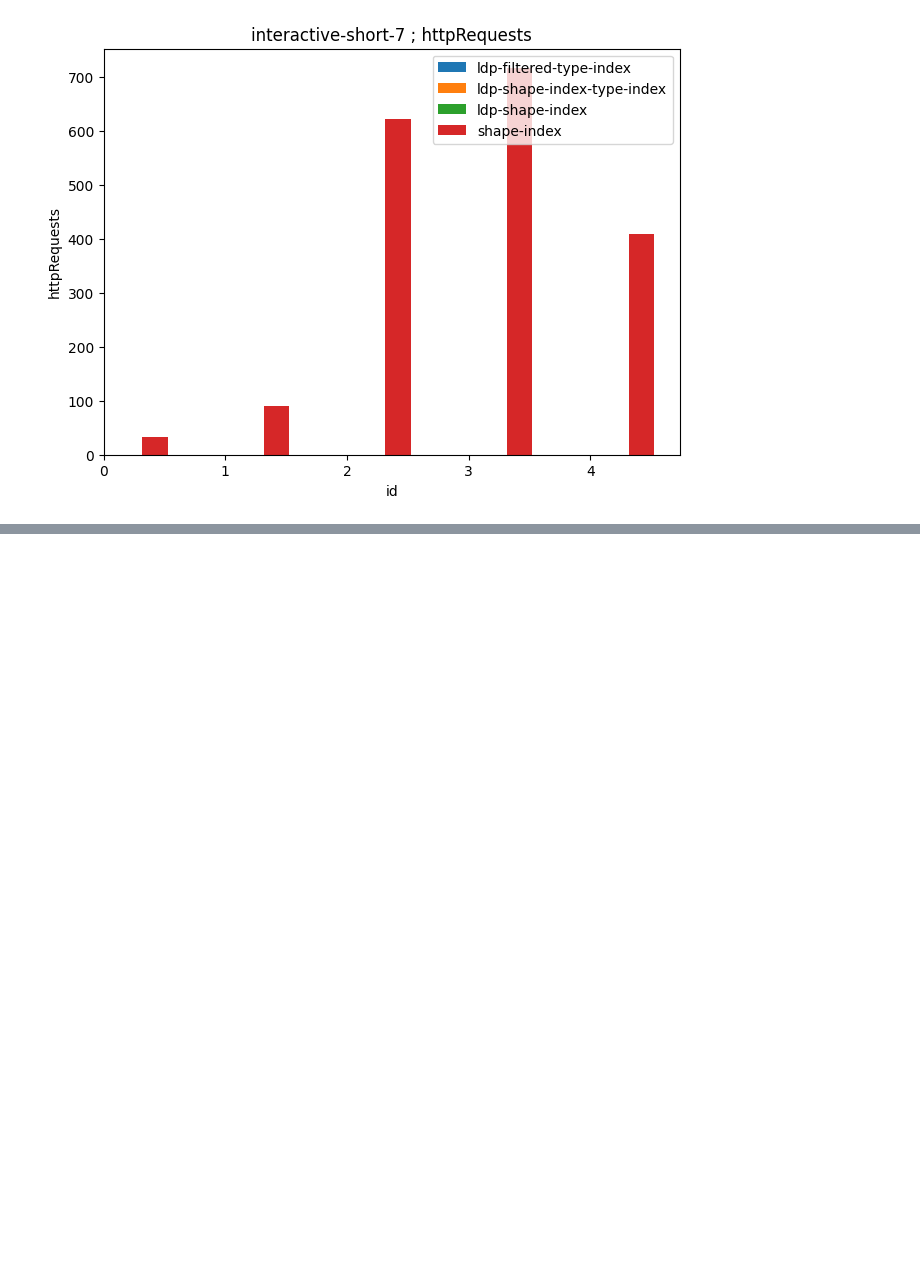
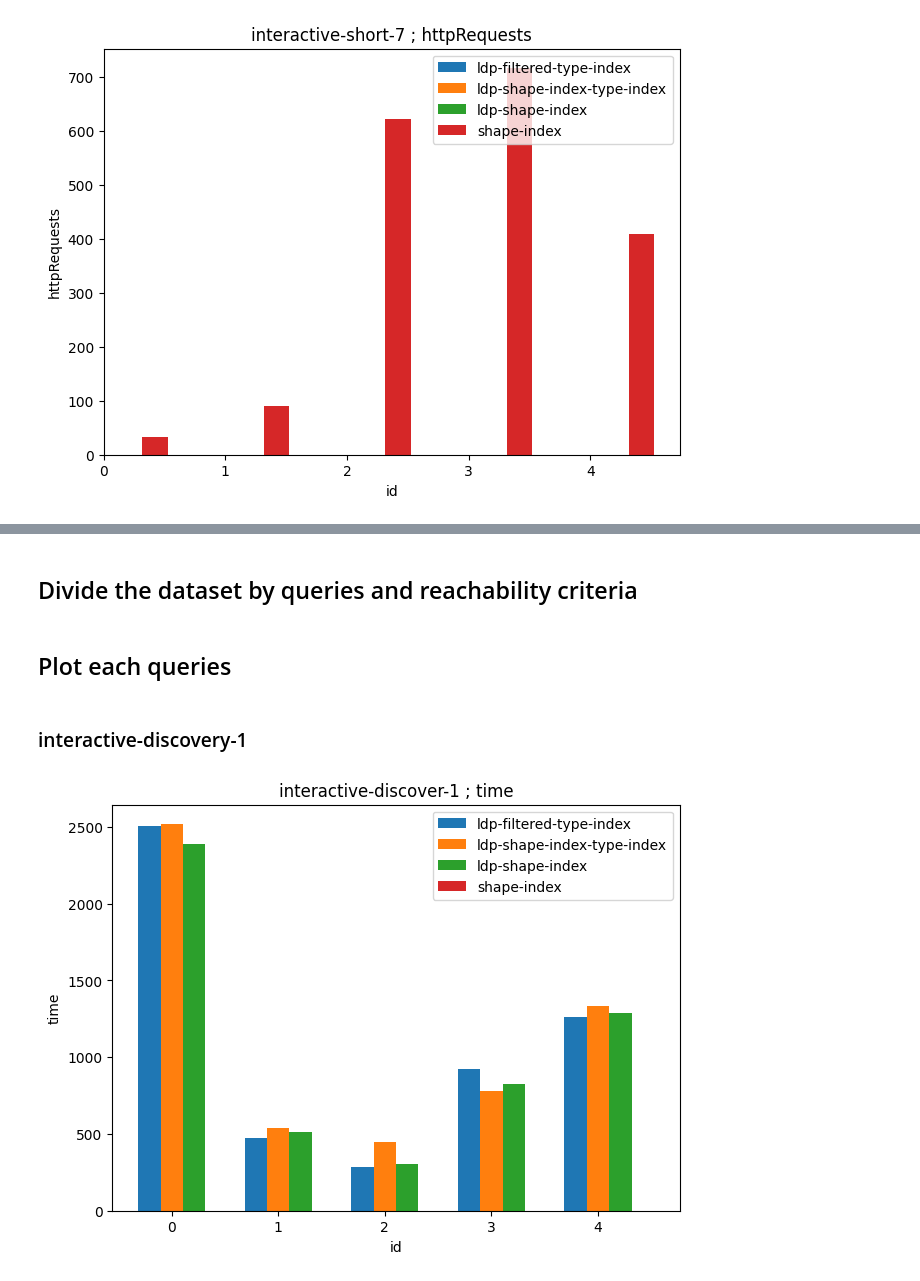
Before and after one commit to constraintAutomaton/Experiments-Solid-Link-Traversal, a Jupyter notebook: analysis/plot.ipynb, the cells around one changed output, grey strips where cells are left out. Saved outputs shown, nothing was run; the diff lists cells and outputs as text; code cells hidden in the pictures; blank space fills up the shorter version.

Commit message:
analysis query discover added in jupyter notebook

```diff
--- a/analysis/plot.ipynb
+++ b/analysis/plot.ipynb
@@ -188,0 +195,9 @@ plotComparif(dataFrame, 'httpRequests', 'interactive-short-7')
+# %%
+path = './result_queries_discover/combination_0/query-times.csv'
+paths = {
+    'ldp-filtered-type-index': "./result_queries_discover/combination_0/query-times.csv",
+    'ldp-shape-index-type-index':"./result_queries_discover/combination_1/query-times.csv",
+    "ldp-shape-index":"./result_queries_discover/combination_2/query-times.csv",
+    "shape-index":"./result_queries_discover/combination_3/query-times.csv"
+}
+df = pd.read_csv(path,sep=";")
@@ -188,0 +225,18 @@ plotComparif(dataFrame, 'httpRequests', 'interactive-short-7')
+# %% [markdown]
+## Divide the dataset by queries and reachability criteria
+# %%
+dataFrame = {}
+nVariation = 8
+for key,path in paths.items():
+    dataFrame[key] = {}
+    for i in range(nVariation+1):
+        queries = "interactive-discover-{}".format(i+1)
+        dataFrame[key][queries] = generate(path, queries)
+# %% [markdown]
+## Plot each queries
+# %% [markdown]
+### interactive-discovery-1
+# %%
+plotComparif(dataFrame, 'time', 'interactive-discover-1')
+# %% [output]
+[figure, added]
```
Also changed, not shown: parts of 49 cells of this notebook, 4 other files.
